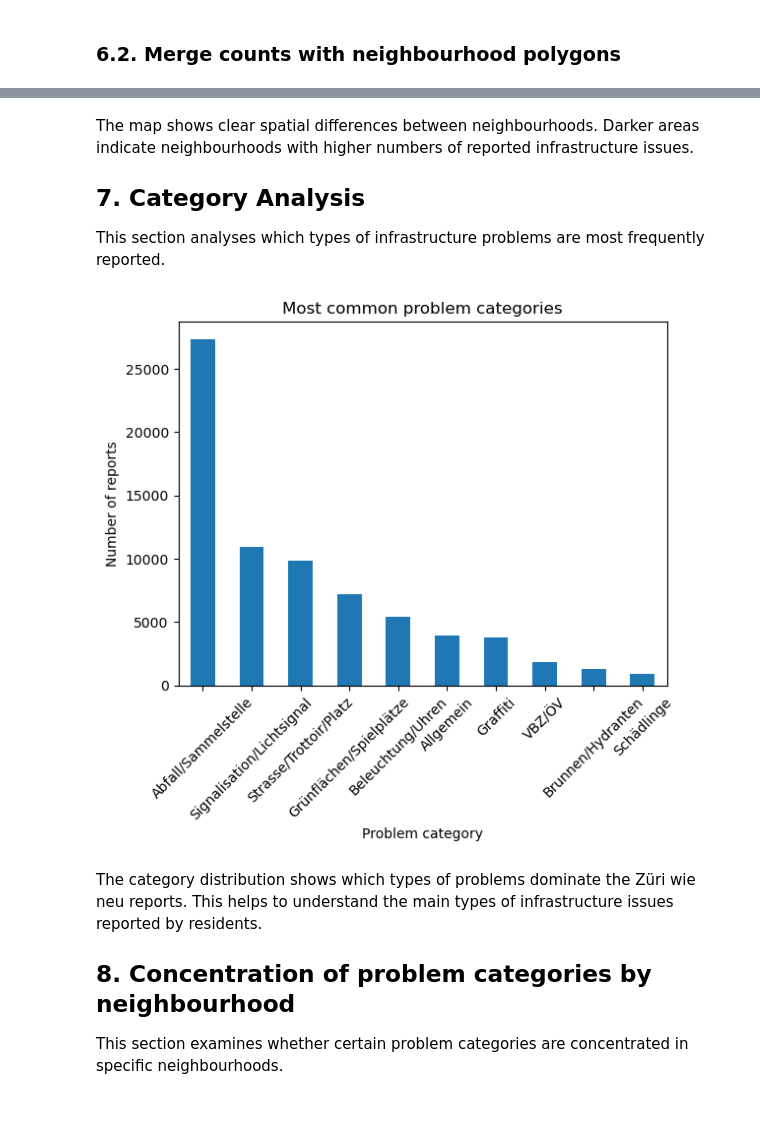
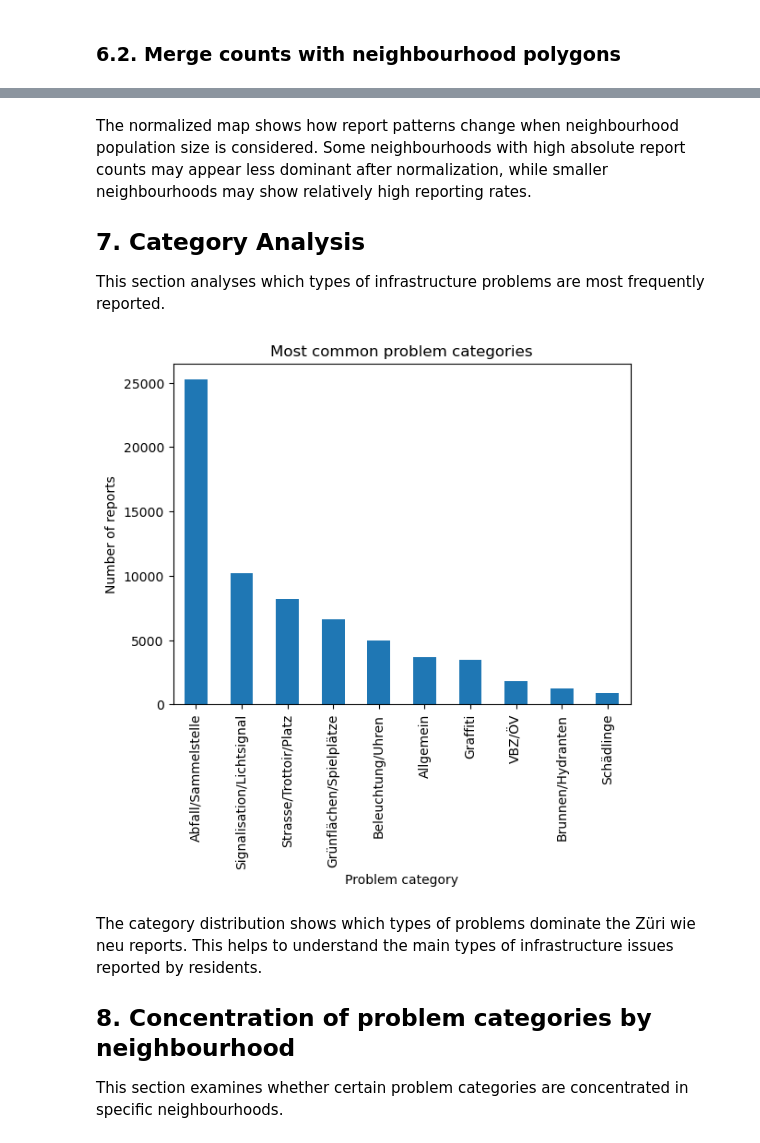
Before and after one commit to konaarnold/zueri-wie-neu-analysis, a Jupyter notebook: notebooks/zueri_wie_neu_analysis_neu.ipynb, the cells around one changed output, grey strips where cells are left out. Saved outputs shown, nothing was run; the diff lists cells and outputs as text; code cells hidden in the pictures; blank space fills up the shorter version.

```diff
--- a/notebooks/zueri_wie_neu_analysis_neu.ipynb
+++ b/notebooks/zueri_wie_neu_analysis_neu.ipynb
@@ -223,5 +295,6 @@ Only relevant variables are kept for the analysis in order to simplify the workf
 # %%
-reports_clean = reports[[
+## reports over all years
+reports_relevatn_var = reports[[
     "requested_datetime",
     "updated_datetime",
     "service_name",
@@ -232,6 +305,15 @@ reports_clean = reports[[
     "weekday",
     "geometry"
 ]]
+
+## filter complete years
+reports_clean = reports_relevatn_var[
+    (reports_clean["year"] >= 2014) &
+    (reports_clean["year"] <= 2025)
+]
+
+## filter reports for 2025
+reports_2025 = reports_clean[reports_clean["year"] == 2025]
 # %% [markdown]
 ### 4.4. Clean neighbourhood dataset
 Only the neighbourhood name, district name, and geometry are required for the spatial analysis.
@@ -355,17 +537,18 @@ plt.show()
 # %% [markdown]
-The map shows clear spatial differences between neighbourhoods. Darker areas indicate neighbourhoods with higher numbers of reported infrastructure issues.
+The normalized map shows how report patterns change when neighbourhood population size is considered. Some neighbourhoods with high absolute report counts may appear less dominant after normalization, while smaller neighbourhoods may show relatively high reporting rates.
+
 ## 7. Category Analysis
 This section analyses which types of infrastructure problems are most frequently reported.
 # %%
 reports_clean["service_name"].value_counts().plot(kind="bar")
 
 plt.title("Most common problem categories")
 plt.xlabel("Problem category")
 plt.ylabel("Number of reports")
-plt.xticks(rotation=45)
+plt.xticks(rotation=90)
 plt.show()
 # %% [output]
-[figure, old version]
+[figure, new version]
 # %% [markdown]
 The category distribution shows which types of problems dominate the Züri wie neu reports. This helps to understand the main types of infrastructure issues reported by residents.
 ## 8. Concentration of problem categories by neighbourhood
```
Also changed, not shown: parts of 36 cells of this notebook.
